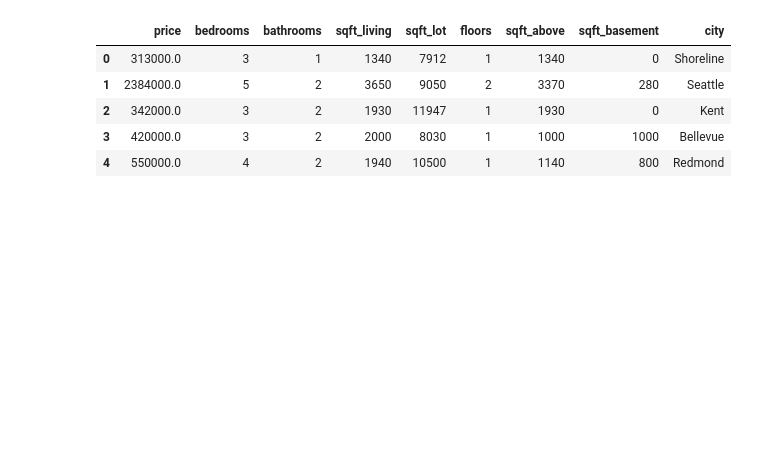
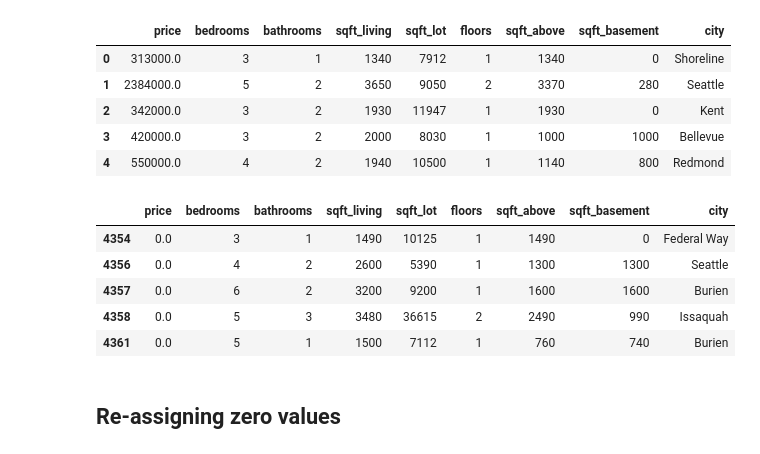
Before and after one commit to markdhareal/house-price-prediction, a Jupyter notebook: notebook/prediction-notebook.ipynb, the cells around one changed output. Drawn from its saved outputs; the diff is of its cells as text; code cells hidden in the pictures; blank space fills up the shorter version.

```diff
--- a/notebook/prediction-notebook.ipynb
+++ b/notebook/prediction-notebook.ipynb
@@ -176,3 +176,14 @@ new_drop_dataframe.head()
 | 2 | 342000.0 | 3 | 2 | 1930 | 11947 | 1 | 1930 | 0 | Kent |
 | 3 | 420000.0 | 3 | 2 | 2000 | 8030 | 1 | 1000 | 1000 | Bellevue |
 | 4 | 550000.0 | 4 | 2 | 1940 | 10500 | 1 | 1140 | 800 | Redmond |
+# %%
+new_drop_dataframe[new_drop_dataframe['price'] == 0].head()
+# %% [output]
+|  | price | bedrooms | bathrooms | sqft_living | sqft_lot | floors | sqft_above | sqft_basement | city |
+| 4354 | 0.0 | 3 | 1 | 1490 | 10125 | 1 | 1490 | 0 | Federal Way |
+| 4356 | 0.0 | 4 | 2 | 2600 | 5390 | 1 | 1300 | 1300 | Seattle |
+| 4357 | 0.0 | 6 | 2 | 3200 | 9200 | 1 | 1600 | 1600 | Burien |
+| 4358 | 0.0 | 5 | 3 | 3480 | 36615 | 2 | 2490 | 990 | Issaquah |
+| 4361 | 0.0 | 5 | 1 | 1500 | 7112 | 1 | 760 | 740 | Burien |
+# %% [markdown]
+## Re-assigning zero values
```
Also changed, not shown: parts of 7 cells of this notebook, 1 other file.
